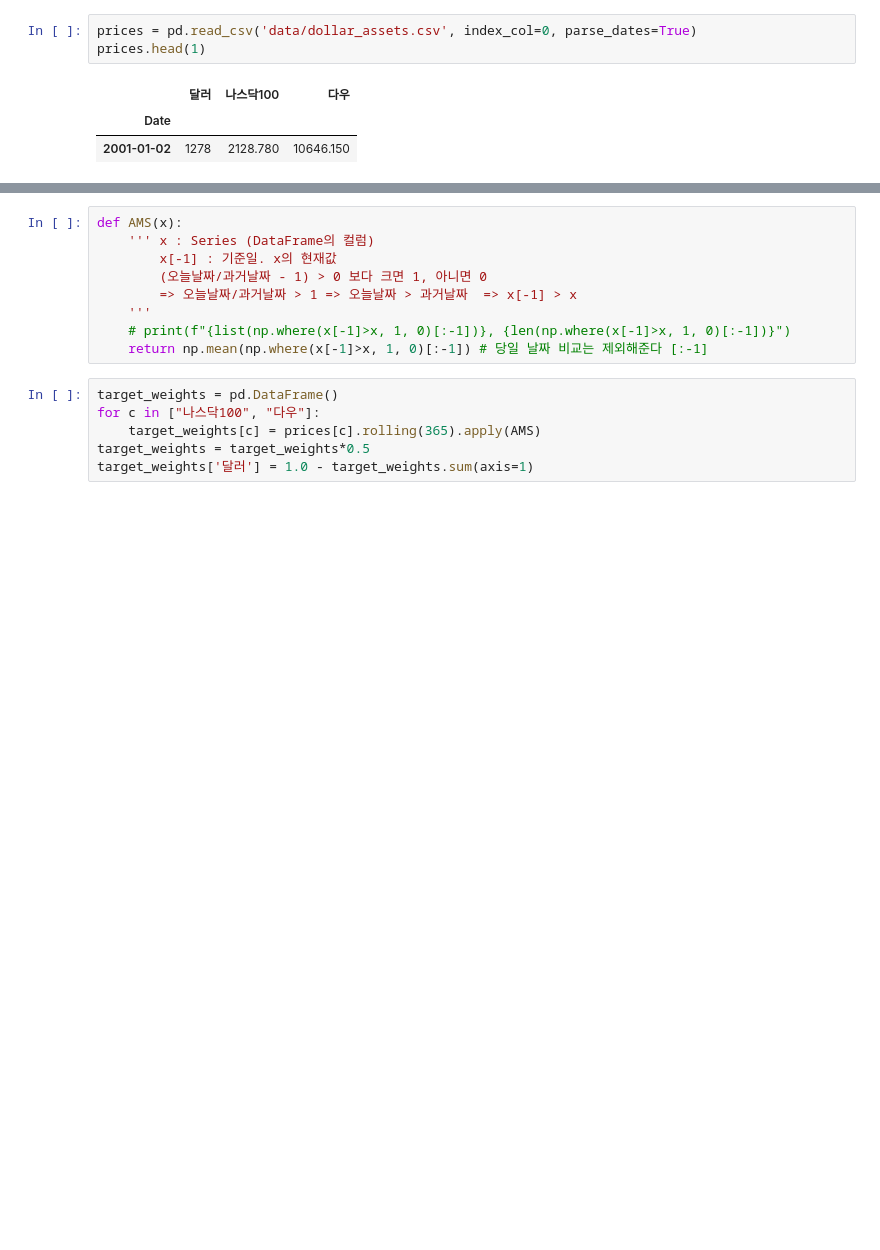
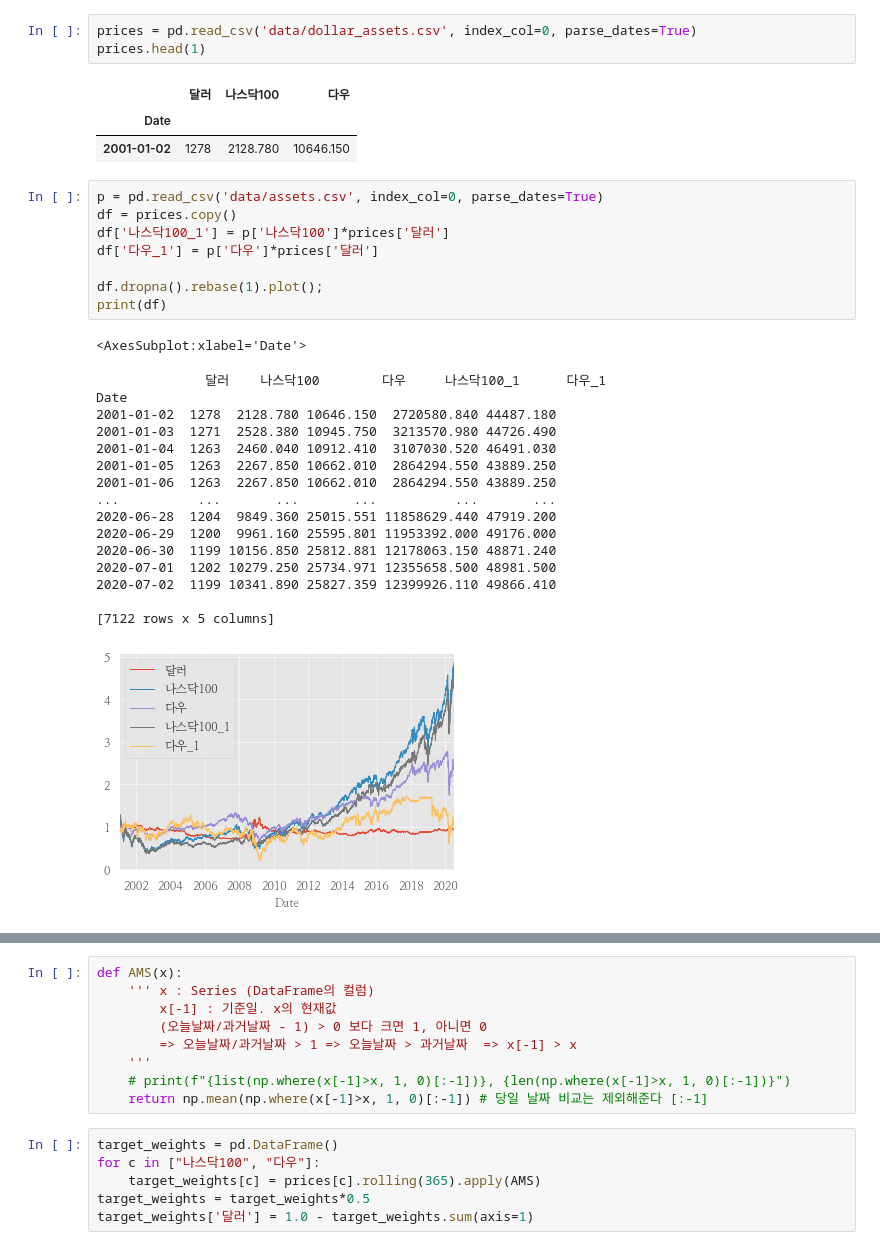
Before and after one commit to hermian/USAP, a Jupyter notebook: 미국달러자산.ipynb, the cells around one changed output, grey strips where cells are left out. Saved outputs shown, nothing was run; the diff lists cells and outputs as text; blank space fills up the shorter version.

```diff
--- a/미국달러자산.ipynb
+++ b/미국달러자산.ipynb
@@ -17,3 +17,29 @@ prices.head(1)
 |  | 달러 | 나스닥100 | 다우 |
 | Date |  |  |  |
 | 2001-01-02 | 1278 | 2128.780 | 10646.150 |
+# %%
+p = pd.read_csv('data/assets.csv', index_col=0, parse_dates=True)
+df = prices.copy()
+df['나스닥100_1'] = p['나스닥100']*prices['달러']
+df['다우_1'] = p['다우']*prices['달러']
+
+df.dropna().rebase(1).plot();
+print(df)
+# %% [output]
+<AxesSubplot:xlabel='Date'>
+              달러    나스닥100        다우     나스닥100_1      다우_1
+Date
+2001-01-02  1278  2128.780 10646.150  2720580.840 44487.180
+2001-01-03  1271  2528.380 10945.750  3213570.980 44726.490
+2001-01-04  1263  2460.040 10912.410  3107030.520 46491.030
+2001-01-05  1263  2267.850 10662.010  2864294.550 43889.250
+2001-01-06  1263  2267.850 10662.010  2864294.550 43889.250
+...          ...       ...       ...          ...       ...
+2020-06-28  1204  9849.360 25015.551 11858629.440 47919.200
+2020-06-29  1200  9961.160 25595.801 11953392.000 49176.000
+2020-06-30  1199 10156.850 25812.881 12178063.150 48871.240
+2020-07-01  1202 10279.250 25734.971 12355658.500 48981.500
+2020-07-02  1199 10341.890 25827.359 12399926.110 49866.410
+
+[7122 rows x 5 columns]
+[figure, added]
```
Also changed, not shown: parts of 8 cells of this notebook, 5 other files.
